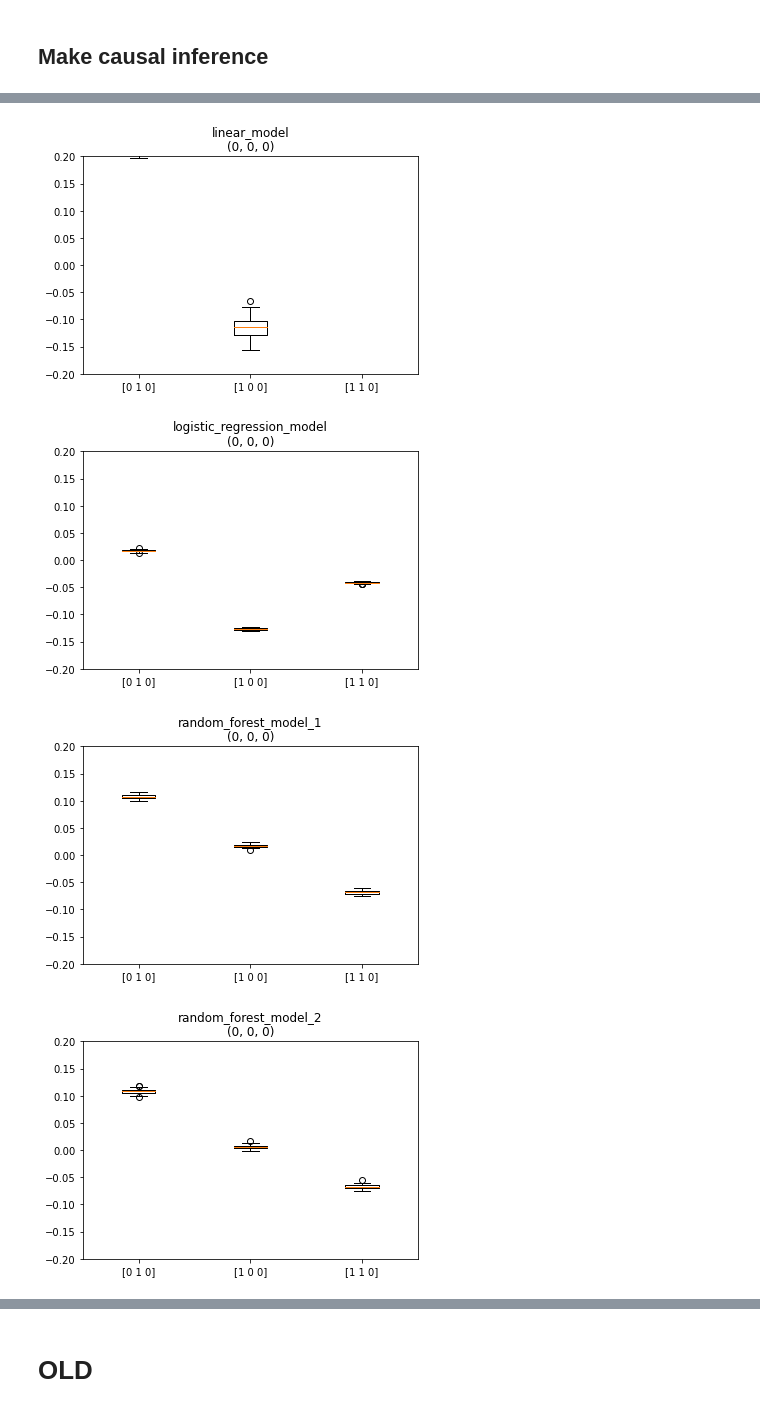
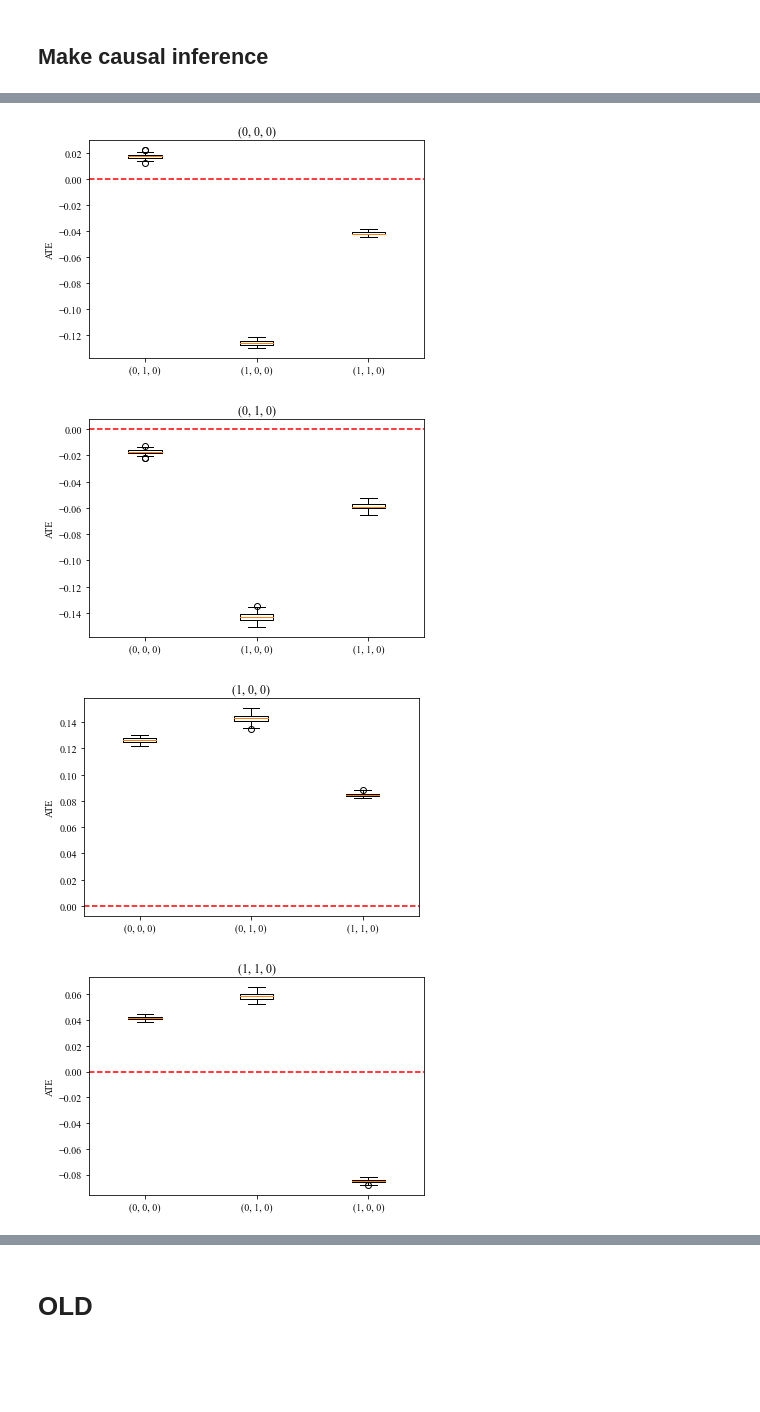
Before and after one commit to lovhag/yelp_causal_inference, a Jupyter notebook: make_causal_inference.ipynb, the cells around one changed output, grey strips where cells are left out. Drawn from its saved outputs; the diff is of its cells as text; code cells hidden in the pictures; blank space fills up the shorter version.

Commit message:
Plotting boxplots.

```diff
--- a/make_causal_inference.ipynb
+++ b/make_causal_inference.ipynb
@@ -18,6 +18,8 @@ from result_help_functions import Data
 from scipy import stats
 from sklearn.utils import resample
 from sklearn.metrics import accuracy_score
+
+plt.rcParams['font.family'] = 'Times New Roman'
 # %% [markdown]
 ## Read data
 # %%
@@ -145,14 +183,14 @@ data = Data(df, treatments, confounders_cont, confounders_cat)
 #     print(key)
 #     print(len(value.index))
 # %%
-# Choose models to evaluate
+# Choose model(s) to evaluate
 
-models = {"linear_model": outcome_models.get_linear_model,
-        "logistic_regression_model": outcome_models.get_logistic_regression_model,
-        "random_forest_model_1": outcome_models.get_random_forest_model_1,
-        "random_forest_model_2": outcome_models.get_random_forest_model_2}
+# models = {"linear_model": outcome_models.get_linear_model,
+#         "logistic_regression_model": outcome_models.get_logistic_regression_model,
+#         "random_forest_model_1": outcome_models.get_random_forest_model_1,
+#         "random_forest_model_2": outcome_models.get_random_forest_model_2}
 
-# models = {"logistic_regression_model": outcome_models.get_logistic_regression_model}
+models = {"logistic_regression_model": outcome_models.get_logistic_regression_model}
 # %%
 results = []
 
@@ -205,17 +243,21 @@ The p-value is 0.0.
 # %%
 # Plot boxplots
 
 for model_name, ate_matrix, treatments in results:
-    temp = ate_matrix[0, :]
-    i = np.argwhere(temp == None)[0][0]
-    j = np.argwhere(temp != None).flatten()
-    plt.figure()
-    plt.title(model_name + '\n' + str(treatments[i]))
-    labels = [str(x) for x in np.array(treatments)[j]]
-    plt.boxplot(tuple(temp[j]), labels=labels)
-    plt.ylim((-0.2, 0.2))
+    for row in range(ate_matrix.shape[0]):
+        temp = ate_matrix[row, :]
+        i = np.argwhere(temp == None)[0][0]
+        j = np.argwhere(temp != None).flatten()
+        plt.figure()
+        plt.title(str(treatments[i]))
+        labels = [str(x) for i, x in enumerate(treatments) if i in j]
+        plt.boxplot(tuple(temp[j]), labels=labels)
+        plt.hlines(0, 0.5, 3.5, colors=['red'], linestyles='dashed')
+        # plt.ylim((-0.2, 0.1))
+        plt.ylabel('ATE')
+        # plt.savefig(str(treatments[i]) + '.pdf')
 # %% [output]
-[figure, old version]
+[figure, new version]
-[figure, old version]
+[figure, new version]
-[figure, old version]
+[figure, new version]
-[figure, old version]
+[figure, new version]
```
Also changed, not shown: parts of 6 cells of this notebook.
